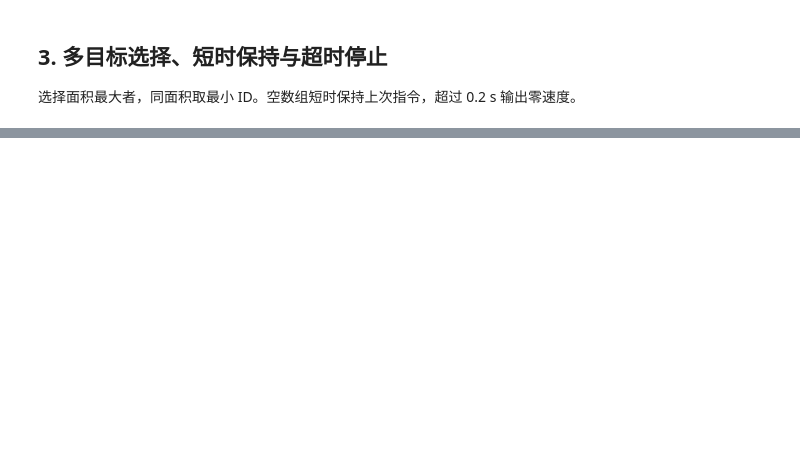
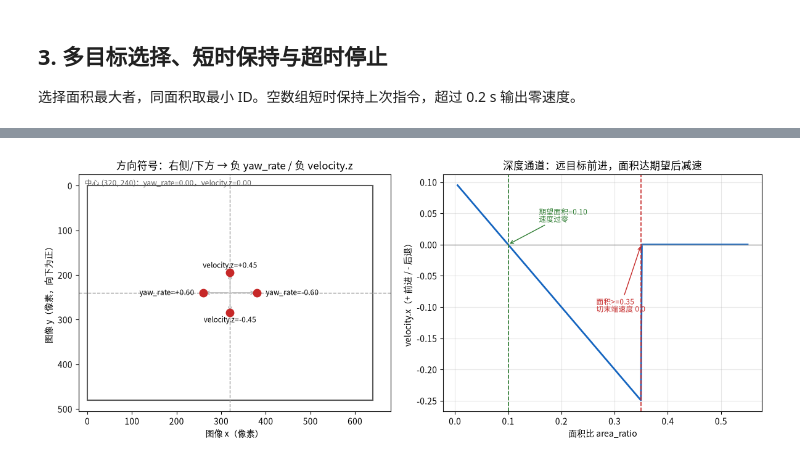
Before and after one commit to YYSY-FISH7/ai4, a Jupyter notebook: code/pid_controller.ipynb, the cells around one changed output, grey strips where cells are left out. Saved outputs shown, nothing was run; the diff lists cells and outputs as text; code cells hidden in the pictures; blank space fills up the shorter version.

```diff
--- a/code/pid_controller.ipynb
+++ b/code/pid_controller.ipynb
@@ -77,0 +95,85 @@ assert stopped.coordinate_frame == 9 and stopped.type_mask == 1479
+# %%
+from pathlib import Path
+import sys
+
+root = Path.cwd().resolve()
+while root != root.parent and not (root / 'code' / 'pid_controller.py').is_file():
+    root = root.parent
+assert (root / 'code' / 'pid_controller.py').is_file(), '未找到项目根目录'
+if str(root / 'code') not in sys.path:
+    sys.path.insert(0, str(root / 'code'))
+
+%matplotlib inline
+import matplotlib.pyplot as plt
+import numpy as np
+
+import config as cfg
+from datatypes import VisualTrack
+from pid_controller import PIDController, command_from_track, on_timer
+
+plt.rcParams['font.sans-serif'] = ['Noto Sans CJK JP', 'DejaVu Sans']
+plt.rcParams['axes.unicode_minus'] = False
+
+
+def controllers():
+    return (PIDController(cfg.PID_YAW_KP, cfg.PID_YAW_KI, cfg.PID_YAW_KD, cfg.PID_YAW_MAX_OUT),
+            PIDController(cfg.PID_VERTICAL_KP, cfg.PID_VERTICAL_KI, cfg.PID_VERTICAL_KD, cfg.PID_VERTICAL_MAX_OUT),
+            PIDController(cfg.PID_DEPTH_KP, cfg.PID_DEPTH_KI, cfg.PID_DEPTH_KD, cfg.PID_DEPTH_MAX_OUT))
+
+
+def command(area=0.10, cx=320.0, cy=240.0, dt=0.02):
+    track = VisualTrack(1, (cx - 50.0, cy - 50.0, 100.0, 100.0), area)
+    return command_from_track(track, *controllers(), dt=dt)
+
+
+fig, axes = plt.subplots(1, 2, figsize=(12.0, 4.8))
+
+# --- 左：图像平面上的方向符号 ---
+ax = axes[0]
+ax.add_patch(plt.Rectangle((0.0, 0.0), cfg.PID_IMAGE_WIDTH, cfg.PID_IMAGE_HEIGHT,
+                           fill=False, edgecolor='0.35', lw=1.5))
+center_x, center_y = cfg.PID_IMAGE_WIDTH / 2.0, cfg.PID_IMAGE_HEIGHT / 2.0
+ax.axvline(center_x, color='0.6', ls='--', lw=1)
+ax.axhline(center_y, color='0.6', ls='--', lw=1)
+samples = [('右', 380.0, 240.0, 20.0, 0.0, 'left'), ('左', 260.0, 240.0, -20.0, 0.0, 'right'),
+           ('上', 320.0, 195.0, 0.0, -16.0, 'center'), ('下', 320.0, 285.0, 0.0, 16.0, 'center')]
+for name, cx, cy, dx, dy, align in samples:
+    out = command(cx=cx, cy=cy)
+    ax.annotate('', xy=(cx, cy), xytext=(center_x, center_y),
+                arrowprops=dict(arrowstyle='->', color='0.7', lw=1))
+    ax.plot(cx, cy, marker='o', ms=9, color='#c62828', zorder=3)
+    text = 'yaw_rate=%+.2f' % out.yaw_rate if name in ('右', '左') else 'velocity.z=%+.2f' % out.velocity_z
+    ax.text(cx + dx, cy + dy, text, ha=align, va='center', fontsize=8.5, zorder=4)
+ax.text(0.02, 0.04, '中心 (320, 240)：yaw_rate=0.00，velocity.z=0.00', transform=ax.transAxes,
+        ha='left', va='bottom', fontsize=8.5, color='0.35')
+ax.set_xlim(-20.0, cfg.PID_IMAGE_WIDTH + 40.0)
+ax.set_ylim(cfg.PID_IMAGE_HEIGHT + 25.0, -25.0)
+ax.set_aspect('equal')
+ax.set_xlabel('图像 x（像素）')
+ax.set_ylabel('图像 y（像素，向下为正）')
+ax.set_title('方向符号：右侧/下方 → 负 yaw_rate / 负 velocity.z')
+
+# --- 右：面积 - 前进速度 ---
+ax = axes[1]
+area_axis = np.linspace(0.005, 0.55, 300)
+velocity_axis = [command(area=float(a)).velocity_x for a in area_axis]
+ax.plot(area_axis, velocity_axis, color='#1565c0', lw=2, label='velocity.x')
+ax.axhline(0.0, color='0.6', lw=1)
+ax.axvline(cfg.PID_DESIRED_AREA, color='#2e7d32', ls='--', lw=1.2)
+ax.axvline(cfg.PID_IMPACT_AREA_THRESHOLD, color='#c62828', ls='--', lw=1.2)
+ax.annotate('期望面积=%.2f\n速度过零' % cfg.PID_DESIRED_AREA, xy=(cfg.PID_DESIRED_AREA, 0.0),
+            xycoords='data', xytext=(0.30, 0.80), textcoords='axes fraction', fontsize=8.5,
+            color='#2e7d32', arrowprops=dict(arrowstyle='->', color='#2e7d32', lw=1))
+ax.annotate('面积>=%.2f\n切末端速度 %.1f' % (cfg.PID_IMPACT_AREA_THRESHOLD, cfg.PID_TERMINAL_FORWARD_SPEED),
+            xy=(cfg.PID_IMPACT_AREA_THRESHOLD, 0.0), xycoords='data',
+            xytext=(0.48, 0.42), textcoords='axes fraction', fontsize=8.5,
+            color='#c62828', arrowprops=dict(arrowstyle='->', color='#c62828', lw=1))
+ax.set_xlabel('面积比 area_ratio')
+ax.set_ylabel('velocity.x（+ 前进 / - 后退）')
+ax.set_title('深度通道：远目标前进，面积达期望后减速')
+ax.grid(alpha=0.3)
+
+plt.tight_layout()
+plt.show()
+# %% [output]
+[figure, added]
```
Also changed, not shown: parts of 6 cells of this notebook, 4 other files.
